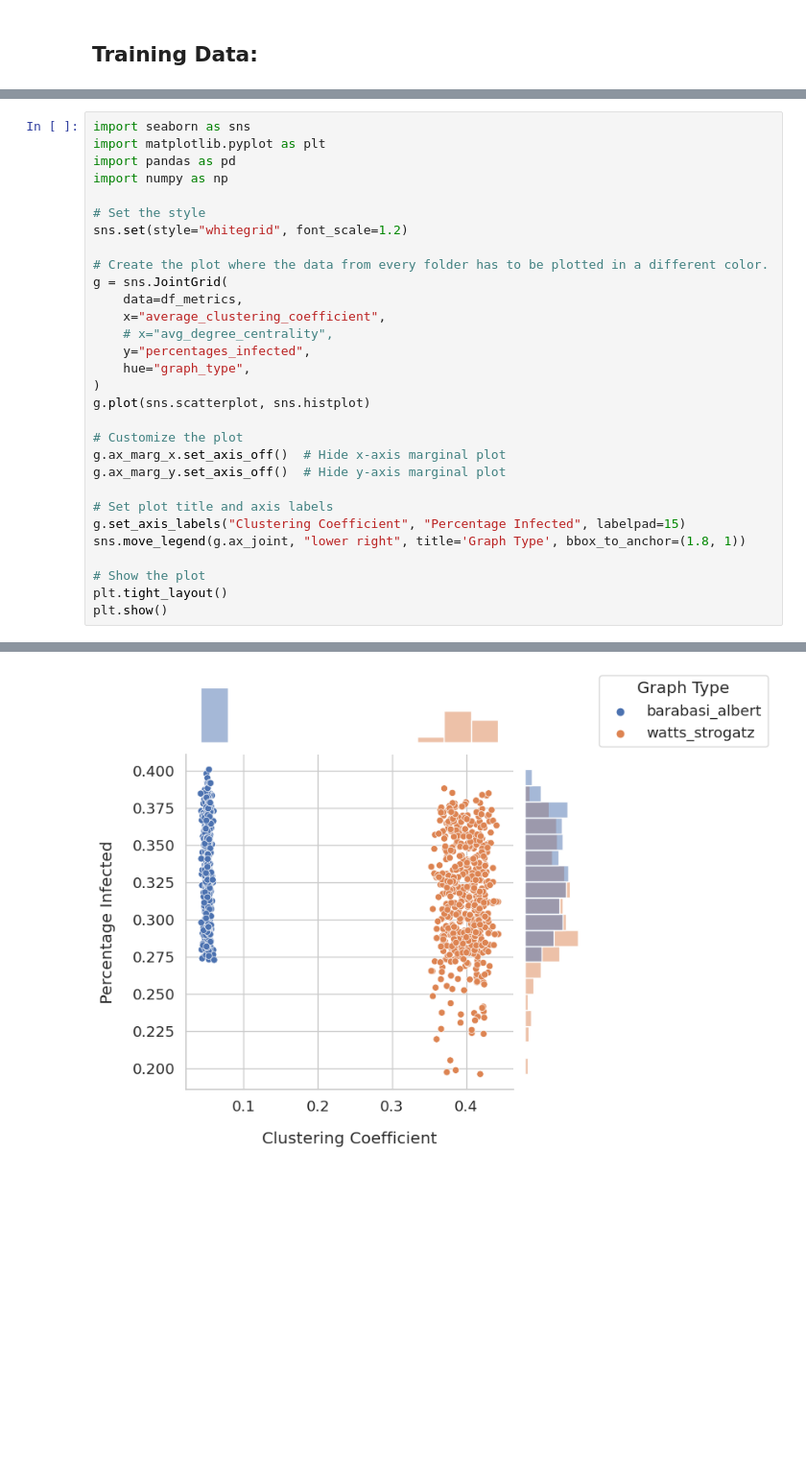
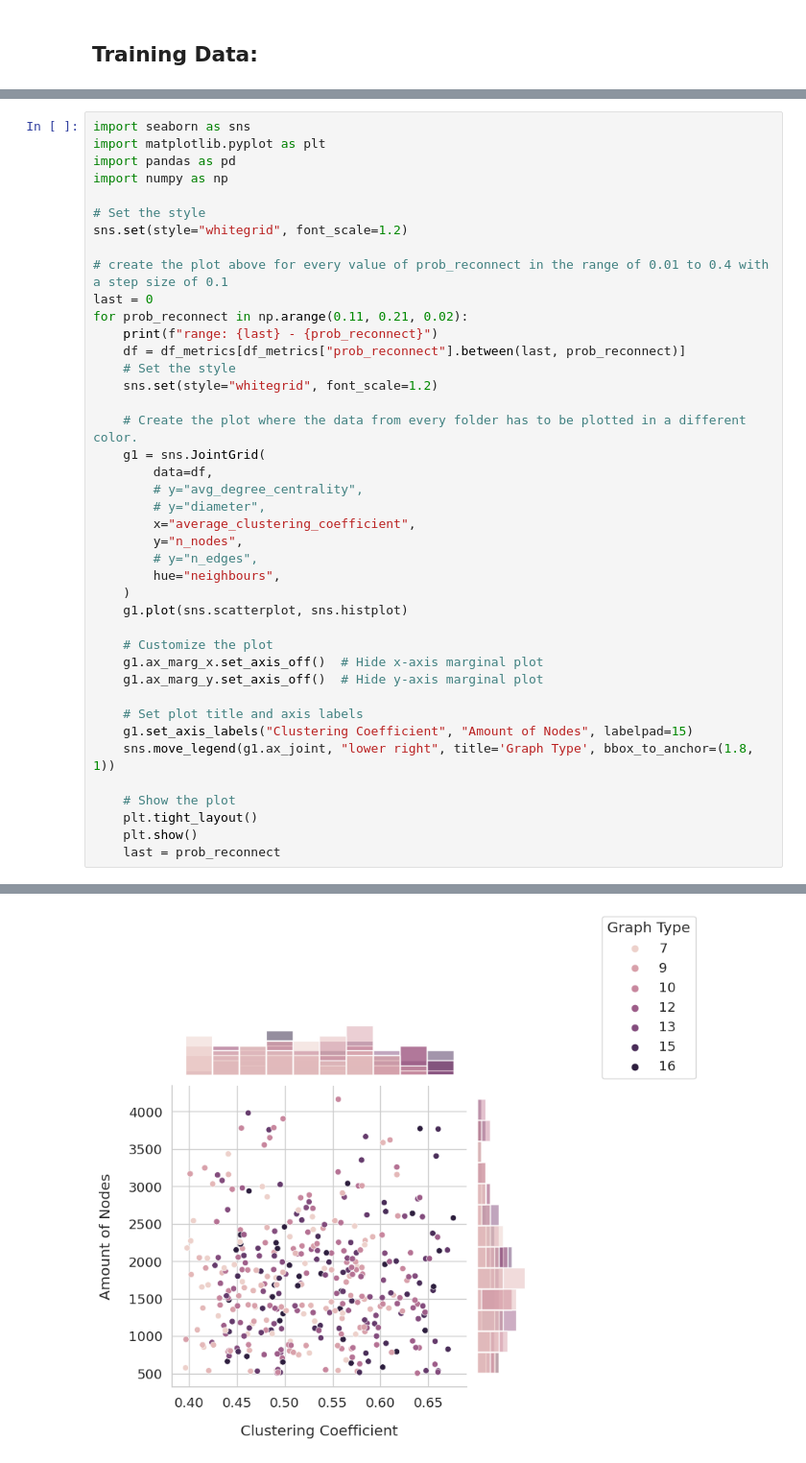
Before and after one commit to joh-dah/source_detection, a Jupyter notebook: report_vis/data_vis.ipynb, the cells around one changed output, grey strips where cells are left out. Shown at 96% size. Cells and saved outputs as stored; diff of their text form; blank space fills up the shorter version.

```diff
--- a/report_vis/data_vis.ipynb
+++ b/report_vis/data_vis.ipynb
@@ -243,25 +361,36 @@ import numpy as np
 # Set the style
 sns.set(style="whitegrid", font_scale=1.2)
 
-# Create the plot where the data from every folder has to be plotted in a different color.
-g = sns.JointGrid(
-    data=df_metrics,
-    x="average_clustering_coefficient",
-    # x="avg_degree_centrality",
-    y="percentages_infected",
-    hue="graph_type",
-)
-g.plot(sns.scatterplot, sns.histplot)
+# create the plot above for every value of prob_reconnect in the range of 0.01 to 0.4 with a step size of 0.1
+last = 0
+for prob_reconnect in np.arange(0.11, 0.21, 0.02):
+    print(f"range: {last} - {prob_reconnect}")
+    df = df_metrics[df_metrics["prob_reconnect"].between(last, prob_reconnect)]
+    # Set the style
+    sns.set(style="whitegrid", font_scale=1.2)
 
-# Customize the plot
-g.ax_marg_x.set_axis_off()  # Hide x-axis marginal plot
-g.ax_marg_y.set_axis_off()  # Hide y-axis marginal plot
+    # Create the plot where the data from every folder has to be plotted in a different color.
+    g1 = sns.JointGrid(
+        data=df,
+        # y="avg_degree_centrality",
+        # y="diameter",
+        x="average_clustering_coefficient",
+        y="n_nodes",
+        # y="n_edges",
+        hue="neighbours",
+    )
+    g1.plot(sns.scatterplot, sns.histplot)
 
-# Set plot title and axis labels
-g.set_axis_labels("Clustering Coefficient", "Percentage Infected", labelpad=15)
-sns.move_legend(g.ax_joint, "lower right", title='Graph Type', bbox_to_anchor=(1.8, 1))
+    # Customize the plot
+    g1.ax_marg_x.set_axis_off()  # Hide x-axis marginal plot
+    g1.ax_marg_y.set_axis_off()  # Hide y-axis marginal plot
 
-# Show the plot
-plt.tight_layout()
-plt.show()
+    # Set plot title and axis labels
+    g1.set_axis_labels("Clustering Coefficient", "Amount of Nodes", labelpad=15)
+    sns.move_legend(g1.ax_joint, "lower right", title='Graph Type', bbox_to_anchor=(1.8, 1))
+
+    # Show the plot
+    plt.tight_layout()
+    plt.show()
+    last = prob_reconnect
 # %% [output]
@@ -268 +398 @@ plt.show()
-[figure, old version]
+[figure, new version]
```
Also changed, not shown: parts of 12 cells of this notebook, 1 other file.
